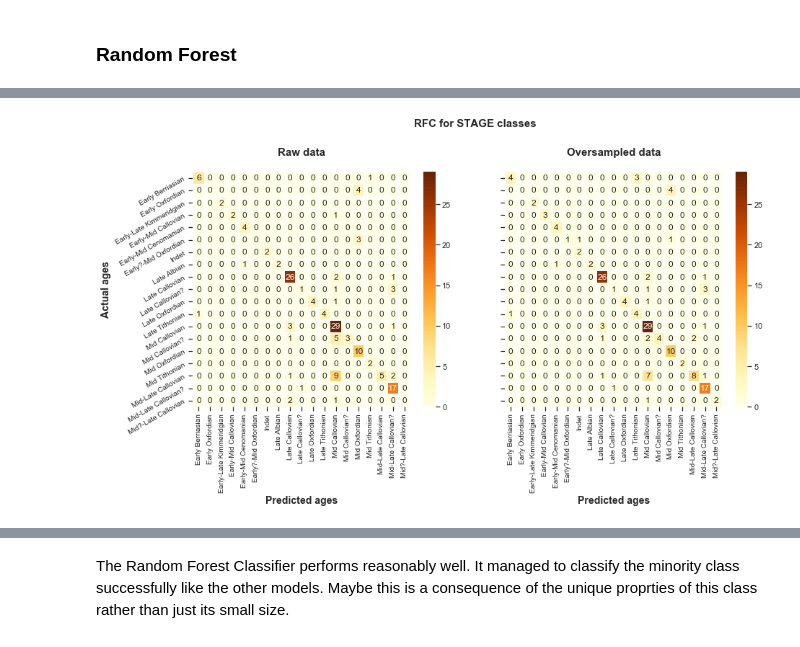
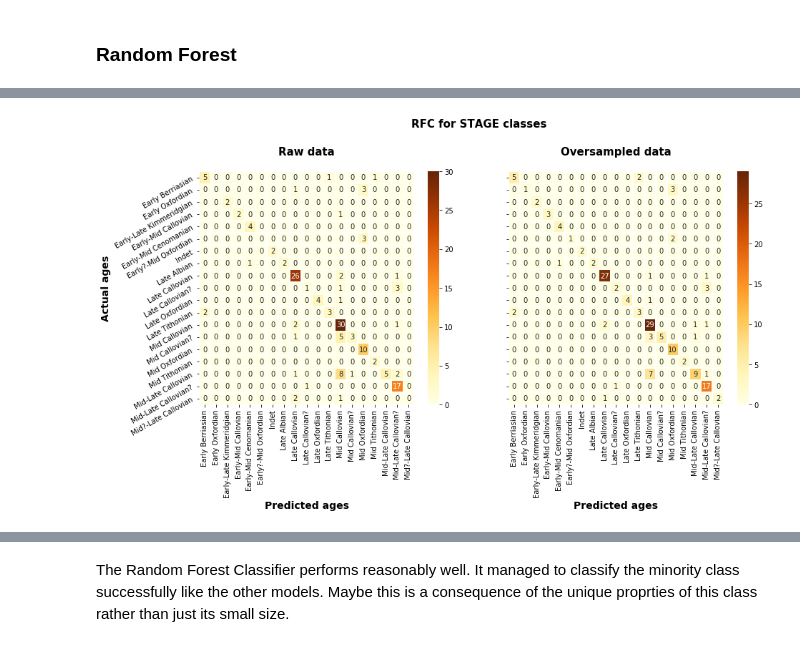
Before and after one commit to b3py0/Capstone-projects, a Jupyter notebook: Volve_final_capstone.ipynb, the cells around one changed output, grey strips where cells are left out. Saved outputs shown, nothing was run; the diff lists cells and outputs as text; code cells hidden in the pictures.

Commit message:
Add files via upload
File with updated f1-weight scoring method.

```diff
--- a/Volve_final_capstone.ipynb
+++ b/Volve_final_capstone.ipynb
@@ -3087,7 +3137,7 @@ param_grid = {'C':[0.0001, 0.001, 0.01, 0.1],
              'kernel': ['rbf','poly']}
 #parameters changed iteratively
 
-grid = GridSearchCV(SVC(), param_grid, cv=5, n_jobs=4)
+grid = GridSearchCV(SVC(), param_grid, cv=5, n_jobs=4, scoring='f1_weighted')
 grid.fit(X_train,Y_train)
 
 print('Best cross-validation score (no oversampling) SVC: {:.2f}'.format(grid.best_score_))
@@ -3210,7 +3260,8 @@ Tune the Logistic regression.
 
 param_grid = {'C':[0.01,0.1, 1, 10, 100,1000]}
 
-grid = GridSearchCV(LogisticRegression(solver='lbfgs', multi_class='multinomial'), param_grid, cv=5, n_jobs=4)
+grid = GridSearchCV(LogisticRegression(solver='lbfgs', multi_class='multinomial'),
+                    param_grid, cv=5, n_jobs=4, scoring='f1_weighted')
 grid.fit(X_train,Y_train)
 
 print('Best cross-validation score (no oversampling) LR: {:.2f}'.format(grid.best_score_))
@@ -3230,7 +3281,7 @@ print('Best parameters (Oversampled) LR: ', grid.best_params_)
 Best cross-validation score (Oversampled) LR: 0.96
 Best parameters (Oversampled) LR:  {'C': 1000}
 # %%
-lr = LogisticRegression(solver='lbfgs',multi_class='multinomial',C=10, random_state=45)
+lr = LogisticRegression(solver='lbfgs',multi_class='multinomial',C=100, random_state=45)
 lr.fit(X_train, Y_train)
 y_pred = lr.predict(x_test)
 
@@ -3303,8 +3354,8 @@ Tune the Random forest classifier
 '''
 ##Tune parameters for Random Forest Classifier
 param_grid = {'n_estimators':[50, 100, 150, 200, 250],
-             'max_depth': [5, 10, 15, 20, 25]}
-grid = GridSearchCV(RandomForestClassifier(), param_grid, cv=5, n_jobs=4)
+             'max_depth': [20, 30, 40, 50, 60]}
+grid = GridSearchCV(RandomForestClassifier(), param_grid, cv=5, n_jobs=4, scoring='f1_weighted')
 grid.fit(X_train,Y_train)
 
 print('Best cross-validation score: {:.2f}'.format(grid.best_score_))
@@ -3324,5 +3375,5 @@ Best parameters (Oversampled) RFC:  {'n_estimators': 250, 'max_depth': 25}
 # %%
-rfc = RandomForestClassifier(n_estimators=250, max_depth=25, random_state=45)
+rfc = RandomForestClassifier(n_estimators=150, max_depth=40, random_state=45)
 rfc.fit(X_train, Y_train)
 y_pred = rfc.predict(x_test)
 
@@ -3330,37 +3381,37 @@ conf_mat = confusion_matrix(y_test, y_pred)
 
 fig, ax = plt.subplots(figsize=(14.5,6))
 
 plt.subplot(121)
 ax = sns.heatmap(conf_mat, annot=True, fmt='d', linewidths=0.5, cmap='YlOrBr',
                 xticklabels=labels)
 ax.set_ylabel('Actual ages', fontsize=14, weight='bold')
 ax.set_xlabel('Predicted ages', fontsize=14, weight='bold')
 ax.set_title('Raw data', fontsize=15, weight='bold',y=1.05)
 ax.set_xticklabels(ax.get_xticklabels(),rotation=90)
 ax.set_yticklabels(ax.get_xticklabels(),rotation=30)
 ax.tick_params(labelsize=10)
 
 #Over-sampled data
 plt.subplot(122)
-rfc1 = RandomForestClassifier(n_estimators=250, max_depth=25, random_state=45)
+rfc1 = RandomForestClassifier(n_estimators=100, max_depth=40, random_state=45)
 rfc1.fit(X_resampled, y_resampled)
 y_pred1 = rfc1.predict(x_test)
 
 conf_mat1 = confusion_matrix(y_test, y_pred1)
 
 ax1 = sns.heatmap(conf_mat1, annot=True, fmt='d', linewidths=0.5, cmap='YlOrBr', xticklabels=labels)
 ax1.set_xlabel('Predicted ages', fontsize=14, weight='bold')
 ax1.set_title('Oversampled data', fontsize=15, weight='bold', y=1.05)
 ax1.set_yticklabels('')
 ax1.set_xticklabels(ax.get_xticklabels(),rotation=90)
 ax1.tick_params(labelsize=10)
 
 plt.suptitle('RFC for STAGE classes', fontsize=15, weight='bold',y=1.05)
 plt.subplots_adjust(wspace=0.15)
-plt.show()
-# plt.savefig('RFC_prediction_heatmaps_stages.png',dpi=400,bbox_inches='tight')
+# plt.show()
+plt.savefig('RFC_prediction_heatmaps_stages.png',dpi=400,bbox_inches='tight')
 # %% [output]
-[figure, old version]
+[figure, new version]
 # %%
 print('Classification report for RFC of raw data:\n')
 print(classification_report(y_test, y_pred, target_names=labels))
```
Also changed, not shown: parts of 48 cells of this notebook.
